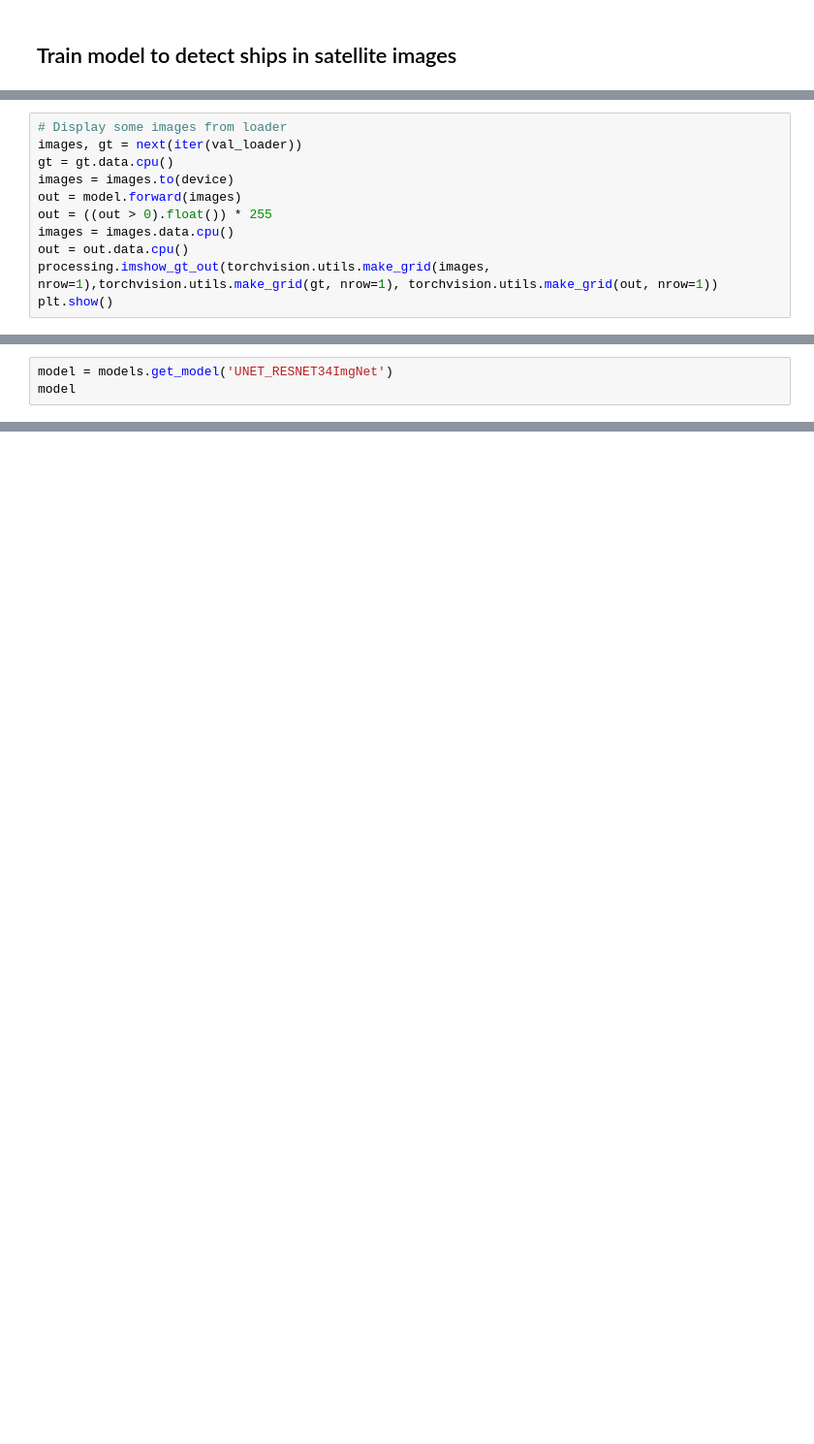
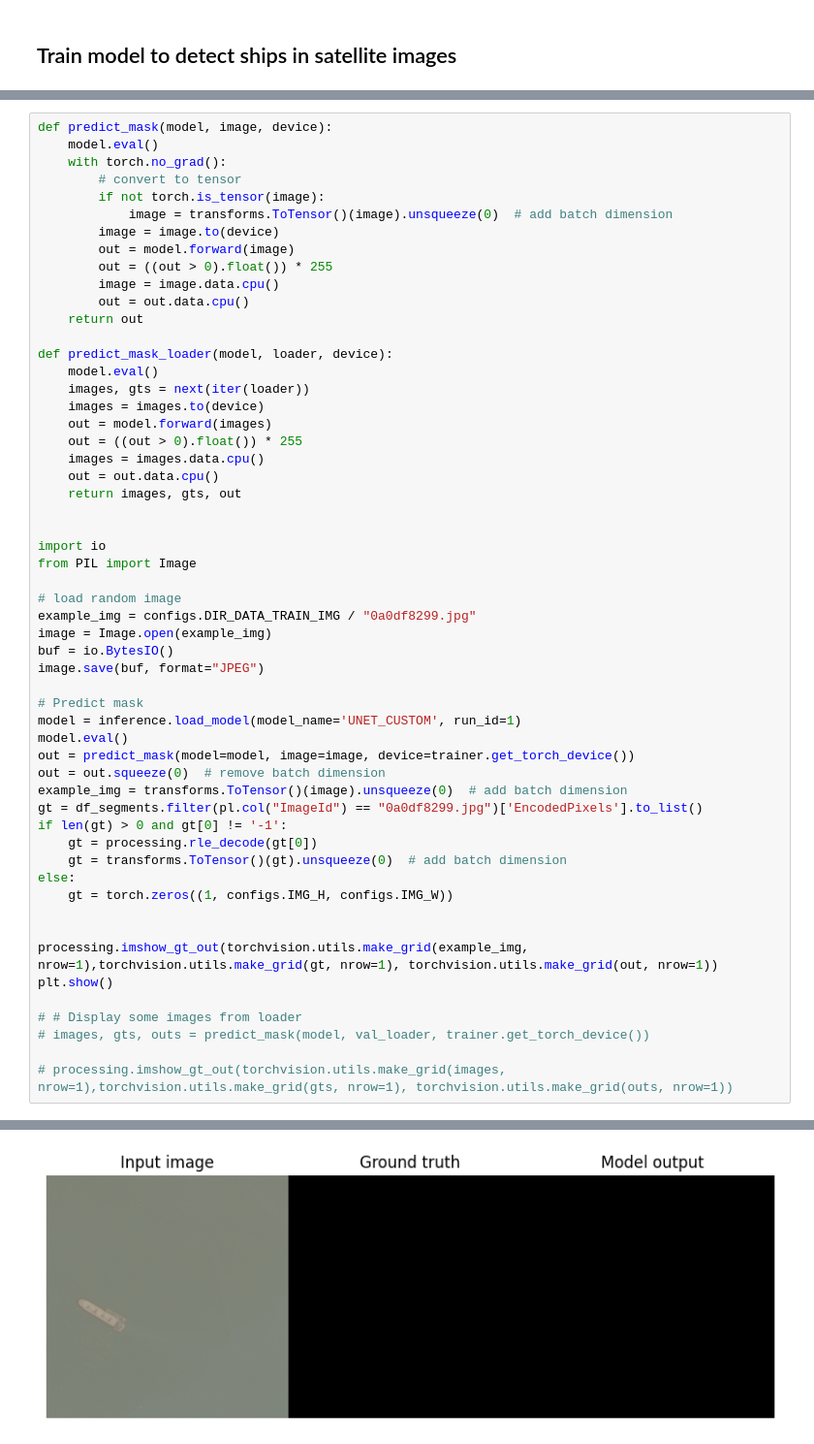
Before and after one commit to daanknoors/airbus-ship-detection, a Jupyter notebook: notebooks/001_train_model.ipynb, the cells around one changed output, grey strips where cells are left out. Shown at 97% size. Saved outputs shown, nothing was run; the diff lists cells and outputs as text; blank space fills up the shorter version.

```diff
--- a/notebooks/001_train_model.ipynb
+++ b/notebooks/001_train_model.ipynb
@@ -251,11 +195,0 @@ Valid loss: 0.00581, IoU: 0.49819, Jaccard: 0.62746, Dice: 0.67621
-# %%
-# Display some images from loader
-images, gt = next(iter(val_loader))
-gt = gt.data.cpu()
-images = images.to(device)
-out = model.forward(images)
-out = ((out > 0).float()) * 255
-images = images.data.cpu()
-out = out.data.cpu()
-processing.imshow_gt_out(torchvision.utils.make_grid(images, nrow=1),torchvision.utils.make_grid(gt, nrow=1), torchvision.utils.make_grid(out, nrow=1))
-plt.show()
@@ -264,4 +240,56 @@ plt.show()
 # %%
-model = models.get_model('UNET_RESNET34ImgNet')
-model
+def predict_mask(model, image, device):
+    model.eval()
+    with torch.no_grad():
+        # convert to tensor
+        if not torch.is_tensor(image):
+            image = transforms.ToTensor()(image).unsqueeze(0)  # add batch dimension
+        image = image.to(device)
+        out = model.forward(image)
+        out = ((out > 0).float()) * 255
+        image = image.data.cpu()
+        out = out.data.cpu()
+    return out
+
+def predict_mask_loader(model, loader, device):
+    model.eval()
+    images, gts = next(iter(loader))
+    images = images.to(device)
+    out = model.forward(images)
+    out = ((out > 0).float()) * 255
+    images = images.data.cpu()
+    out = out.data.cpu()
+    return images, gts, out
+
+
+import io
+from PIL import Image
+
+# load random image
+example_img = configs.DIR_DATA_TRAIN_IMG / "0a0df8299.jpg"
+image = Image.open(example_img)
+buf = io.BytesIO()
+image.save(buf, format="JPEG")
+
+# Predict mask
+model = inference.load_model(model_name='UNET_CUSTOM', run_id=1)
+model.eval()
+out = predict_mask(model=model, image=image, device=trainer.get_torch_device())
+out = out.squeeze(0)  # remove batch dimension
+example_img = transforms.ToTensor()(image).unsqueeze(0)  # add batch dimension
+gt = df_segments.filter(pl.col("ImageId") == "0a0df8299.jpg")['EncodedPixels'].to_list()
+if len(gt) > 0 and gt[0] != '-1':
+    gt = processing.rle_decode(gt[0])
+    gt = transforms.ToTensor()(gt).unsqueeze(0)  # add batch dimension
+else:
+    gt = torch.zeros((1, configs.IMG_H, configs.IMG_W))
+
+
+processing.imshow_gt_out(torchvision.utils.make_grid(example_img, nrow=1),torchvision.utils.make_grid(gt, nrow=1), torchvision.utils.make_grid(out, nrow=1))
+plt.show()
+
+# # Display some images from loader
+# images, gts, outs = predict_mask(model, val_loader, trainer.get_torch_device())
+
+# processing.imshow_gt_out(torchvision.utils.make_grid(images, nrow=1),torchvision.utils.make_grid(gts, nrow=1), torchvision.utils.make_grid(outs, nrow=1))
 # %% [output]
@@ -284,0 +296 @@ Unet(
+[figure, added]
```
Also changed, not shown: parts of 18 cells of this notebook, 17 other files.
